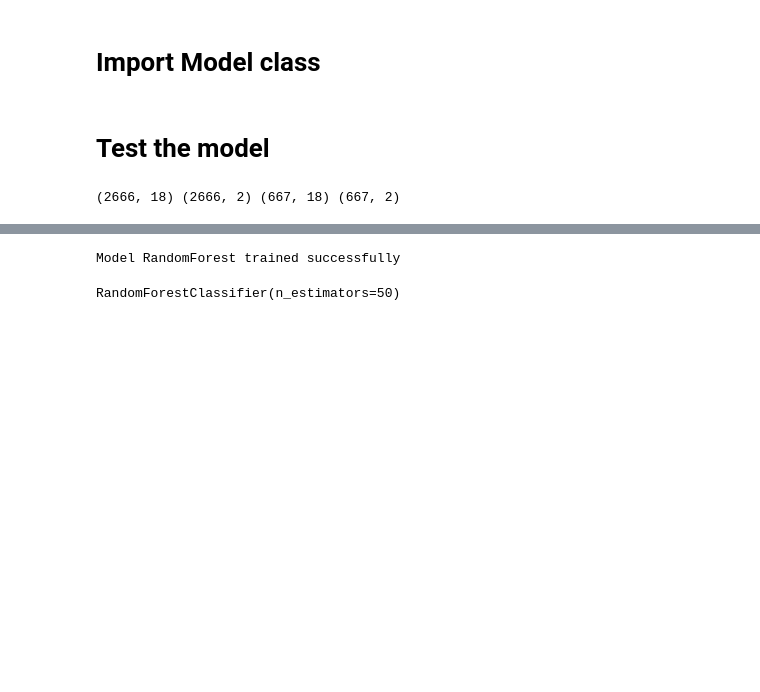
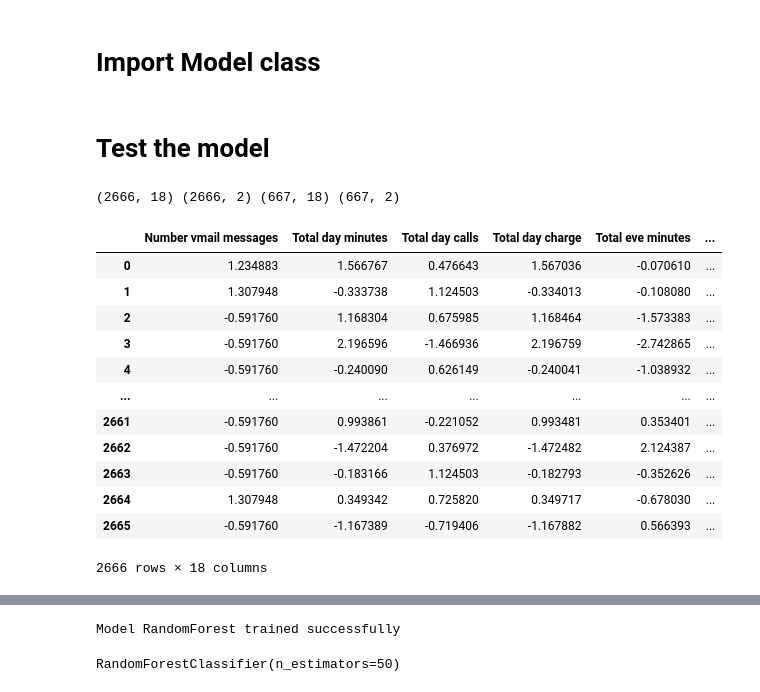
Before and after one commit to ngnquanq/simple-mlops, a Jupyter notebook: notebooks/03-Optimize_model.ipynb, the cells around one changed output, grey strips where cells are left out. Saved outputs shown, nothing was run; the diff lists cells and outputs as text; code cells hidden in the pictures; blank space fills up the shorter version.

```diff
--- a/notebooks/03-Optimize_model.ipynb
+++ b/notebooks/03-Optimize_model.ipynb
@@ -303,3 +330,19 @@ class HyperparameterTuner:
 print(X_train.shape, y_train.shape, X_test.shape, y_test.shape)
 # %% [output]
 (2666, 18) (2666, 2) (667, 18) (667, 2)
+# %%
+X_train
+# %% [output]
+|  | Number vmail messages | Total day minutes | Total day calls | Total day charge | Total eve minutes | ... |
+| 0 | 1.234883 | 1.566767 | 0.476643 | 1.567036 | -0.070610 | ... |
+| 1 | 1.307948 | -0.333738 | 1.124503 | -0.334013 | -0.108080 | ... |
+| 2 | -0.591760 | 1.168304 | 0.675985 | 1.168464 | -1.573383 | ... |
+| 3 | -0.591760 | 2.196596 | -1.466936 | 2.196759 | -2.742865 | ... |
+| 4 | -0.591760 | -0.240090 | 0.626149 | -0.240041 | -1.038932 | ... |
+| ... | ... | ... | ... | ... | ... | ... |
+| 2661 | -0.591760 | 0.993861 | -0.221052 | 0.993481 | 0.353401 | ... |
+| 2662 | -0.591760 | -1.472204 | 0.376972 | -1.472482 | 2.124387 | ... |
+| 2663 | -0.591760 | -0.183166 | 1.124503 | -0.182793 | -0.352626 | ... |
+| 2664 | 1.307948 | 0.349342 | 0.725820 | 0.349717 | -0.678030 | ... |
+| 2665 | -0.591760 | -1.167389 | -0.719406 | -1.167882 | 0.566393 | ... |
+2666 rows × 18 columns
```
Also changed, not shown: parts of 10 cells of this notebook, 2 other files.
